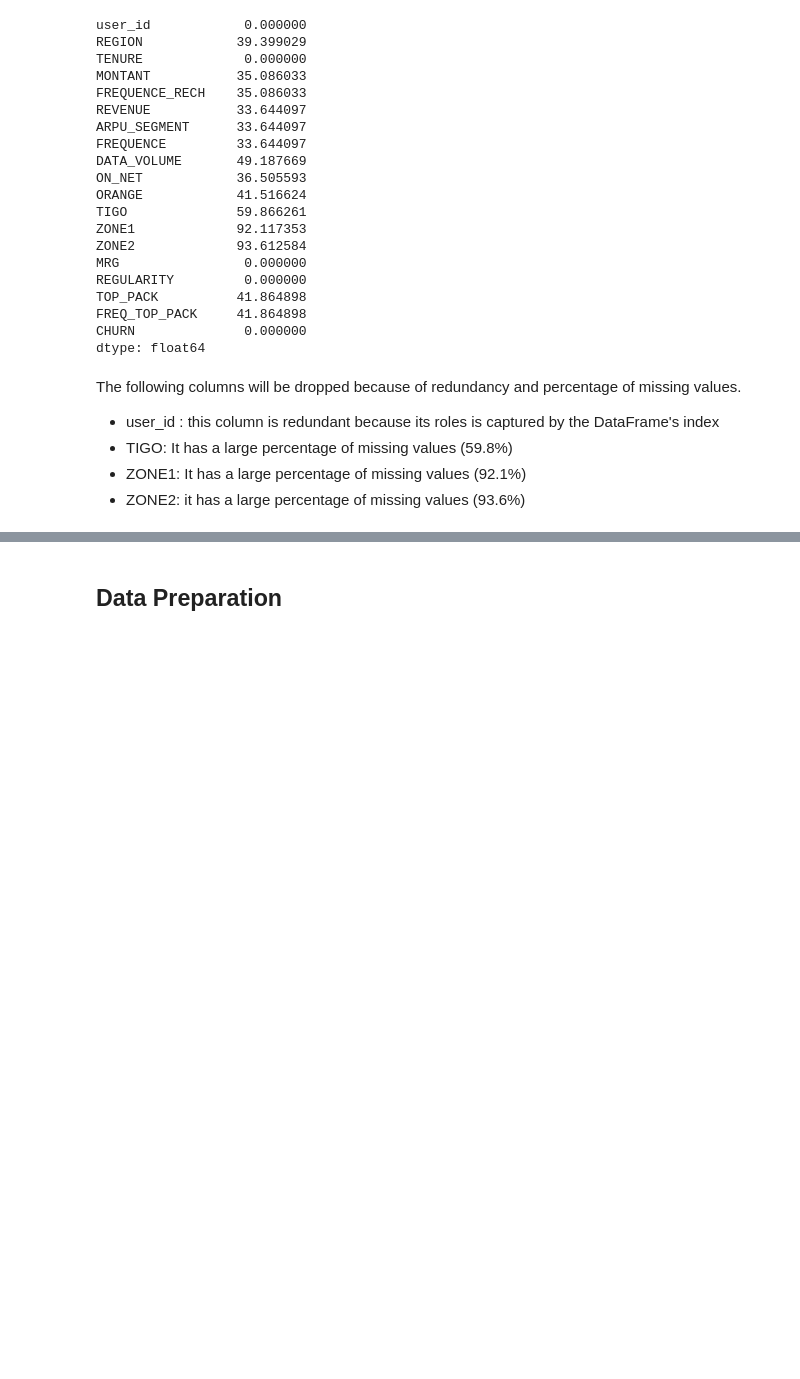
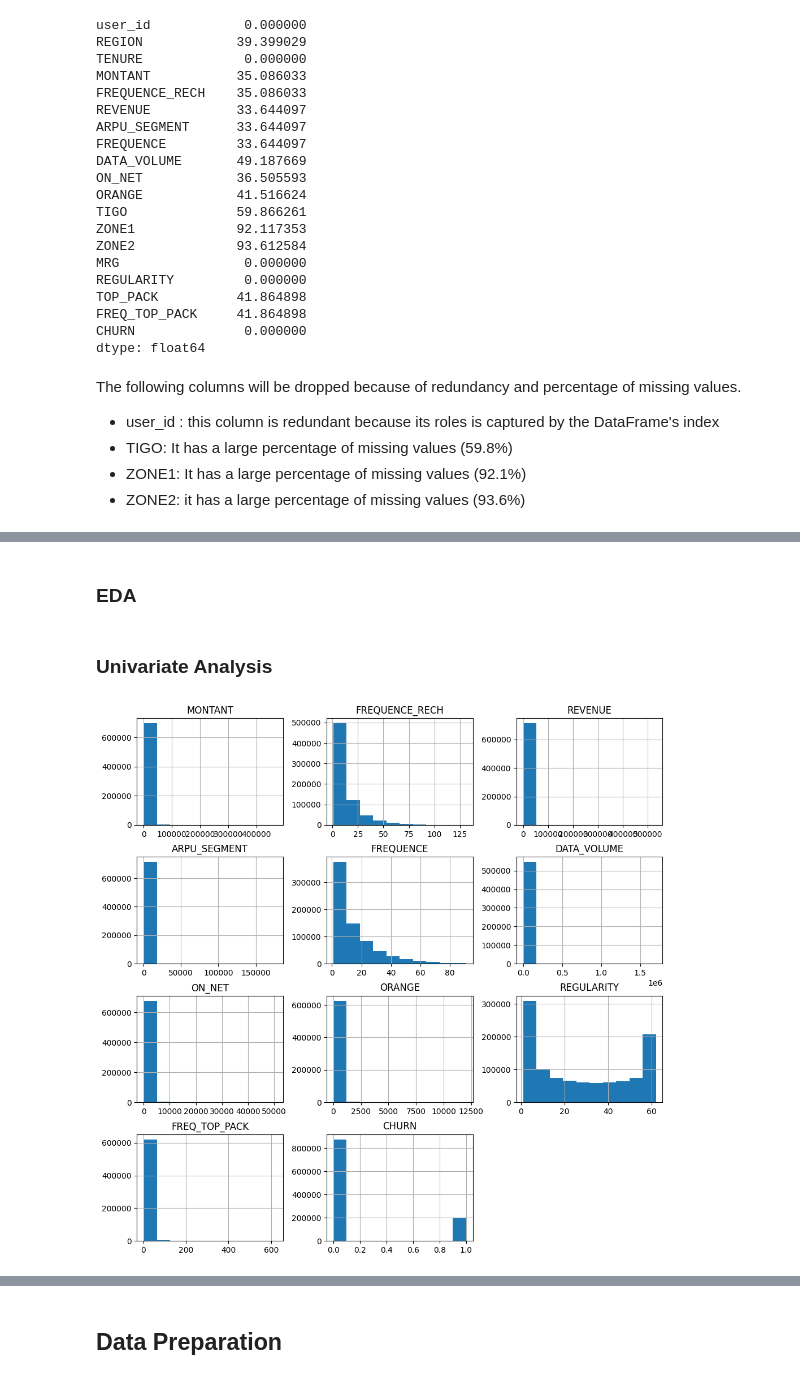
Before and after one commit to sethsot/African-telco-customer-churn, a Jupyter notebook: CustomerChurn.ipynb, the cells around one changed output, grey strips where cells are left out. Saved outputs shown, nothing was run; the diff lists cells and outputs as text; code cells hidden in the pictures; blank space fills up the shorter version.

```diff
--- a/CustomerChurn.ipynb
+++ b/CustomerChurn.ipynb
@@ -124,0 +431,9 @@ df.head()
+# %% [markdown]
+### EDA
+# %% [markdown]
+### Univariate Analysis
+# %%
+df.hist(figsize=(12,12))
+plt.show()
+# %% [output]
+[figure, added]
```
Also changed, not shown: parts of 32 cells of this notebook.
